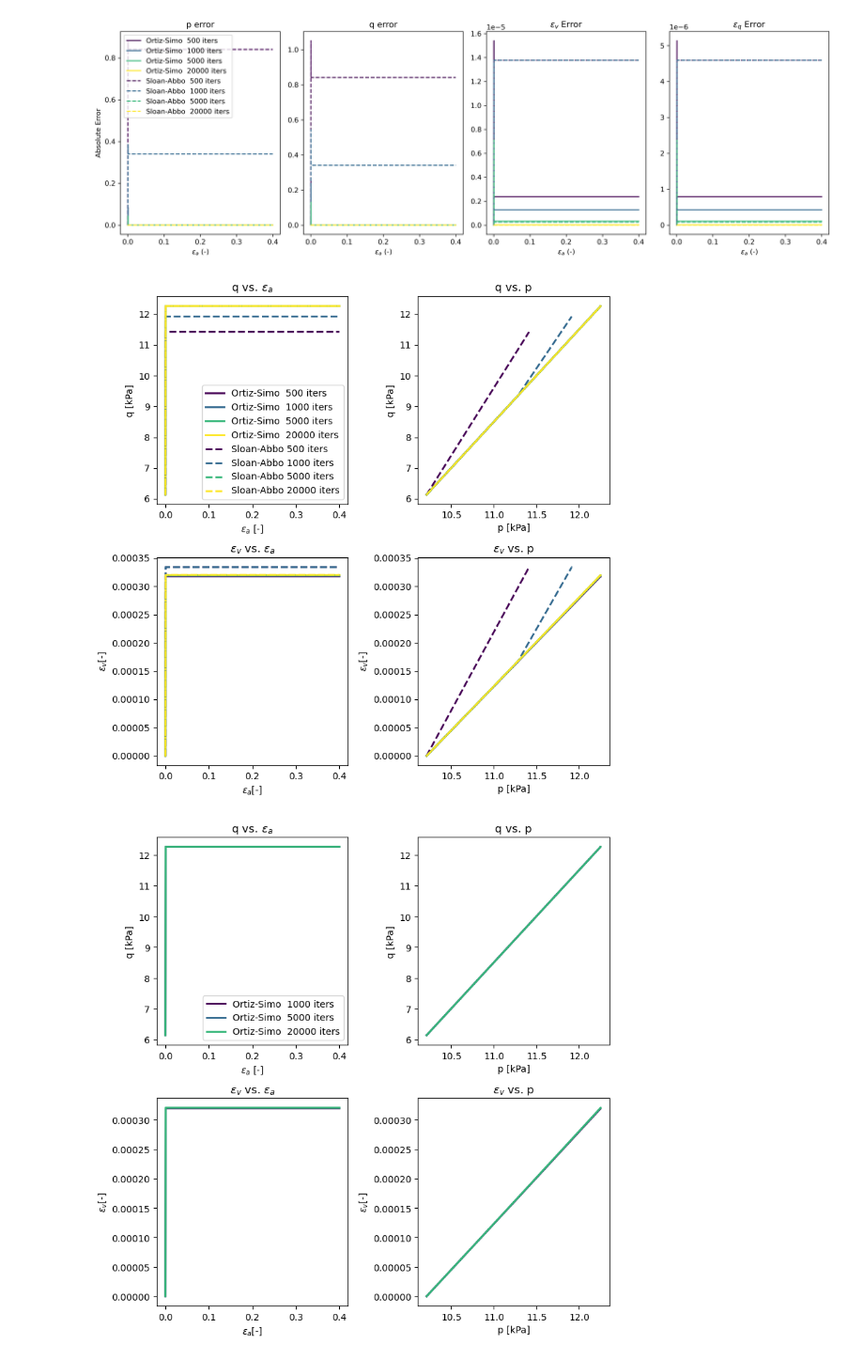
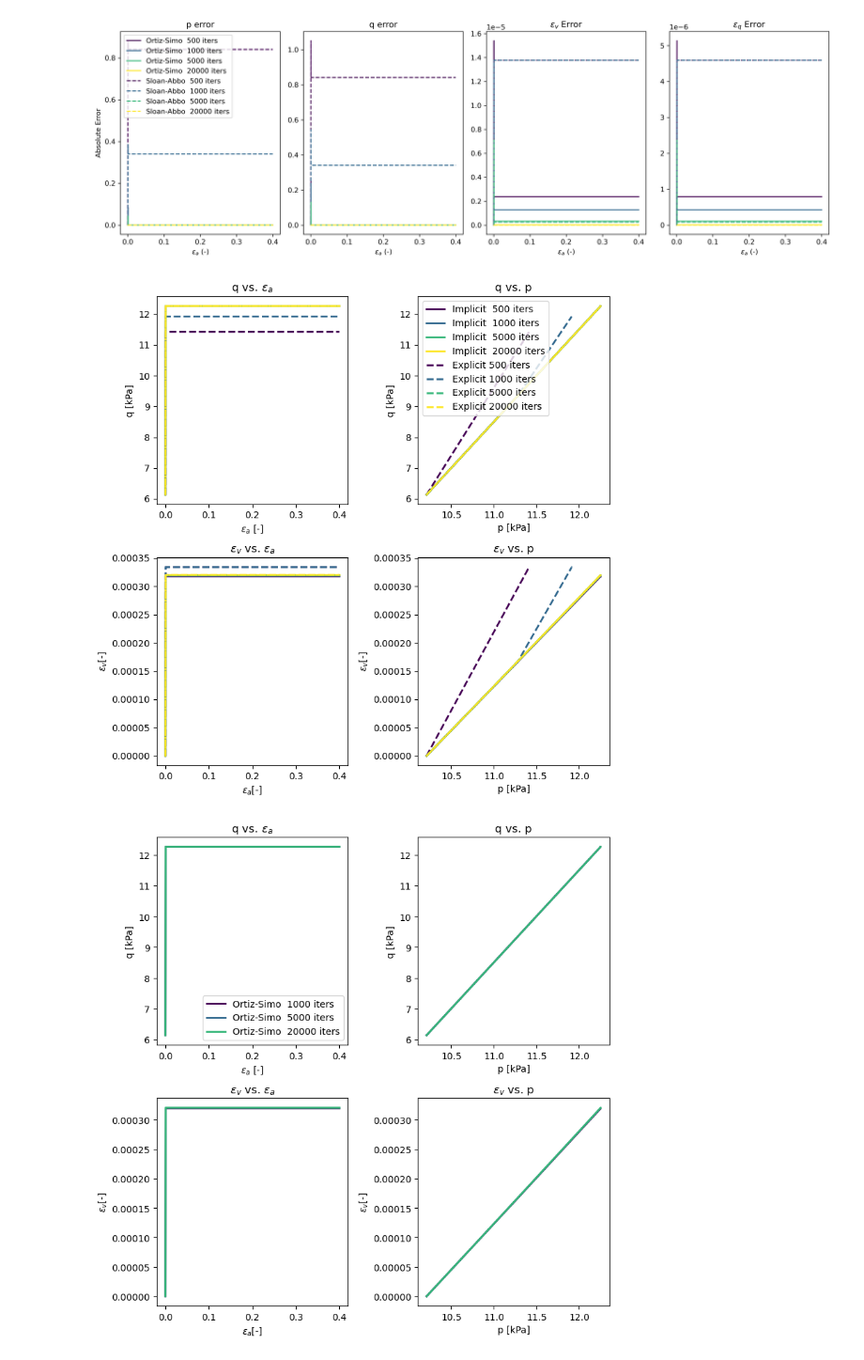
Before and after one commit to WaveHello-Masters/SRMC_Comparison, a Jupyter notebook: Trx_Drained_Strain_Controlled/4_plastic_rate/plastic_rate.ipynb, the cells around one changed output. Shown at 94% size. Saved outputs shown, nothing was run; the diff lists cells and outputs as text; code cells hidden in the pictures.

```diff
--- a/Trx_Drained_Strain_Controlled/4_plastic_rate/plastic_rate.ipynb
+++ b/Trx_Drained_Strain_Controlled/4_plastic_rate/plastic_rate.ipynb
@@ -758,34 +758,36 @@ df.to_csv("plas_rate_srmc_axial_strain_error.csv", index = False)
 # %%
 # Generate a figure to plot the OS models
 
 fig, axs = plt.subplots(nrows=2, ncols=2, figsize=(8, 8))
 
 for i, model in enumerate(OS_models):
     folder_name = os.path.basename(model.setup.folder_path)
     num_iters = re.search(r'\d+', folder_name).group()
 
-    name = f"Ortiz-Simo  {num_iters} iters"
+    name = f"Implicit  {num_iters} iters"
     model.results.quick_quad_plot(axial_strain_id="stran(1)", compression_pos=True, axs=axs,
-                                  color=colors[i], label=name, legend=[True, False, False, False], linestyle='-', linewidth=2)
+                                  color=colors[i], label=name, legend=[False, True, False, False], linestyle='-', linewidth=2)
 # Add the Sloan Abbo model for comparison
 
 for i, model in enumerate(Sub_models):
 
     folder_name = os.path.basename(model.setup.folder_path)
     num_iters = re.search(r'\d+', folder_name).group()
 
-    name = f"Sloan-Abbo {num_iters} iters"
+    name = f"Explicit {num_iters} iters"
     model.results.quick_quad_plot(axial_strain_id="stran(1)", compression_pos=True, axs=axs,
-                                  color=colors[i], label=name, legend=[True, False, False, False], linestyle='dashed', linewidth=2)
+                                  color=colors[i], label=name, legend=[False, True, False, False], linestyle='dashed', linewidth=2)
+
+axs[0, 1].legend(loc = "upper left")
 
 if save:
     image_name = "Drained_Strain_Control_plastic_rate_quad.pdf"
     latex_folder = "/home/jmoore/Documents/Master_Thesis/chapters/Constitutive_Modelling/srmc_images/plastic_rate"
     save_fig_path = os.path.join(latex_folder, image_name)
     fig.savefig(save_fig_path, format = "pdf", bbox_inches = 'tight', dpi = 300)
 plt.show()
 # %% [output]
-[figure, old version]
+[figure, new version]
 # %%
 fig, axs = plt.subplots(nrows=2, ncols=2, figsize=(8, 8))
 
```
Also changed, not shown: parts of 2 cells of this notebook, 7 other files.
